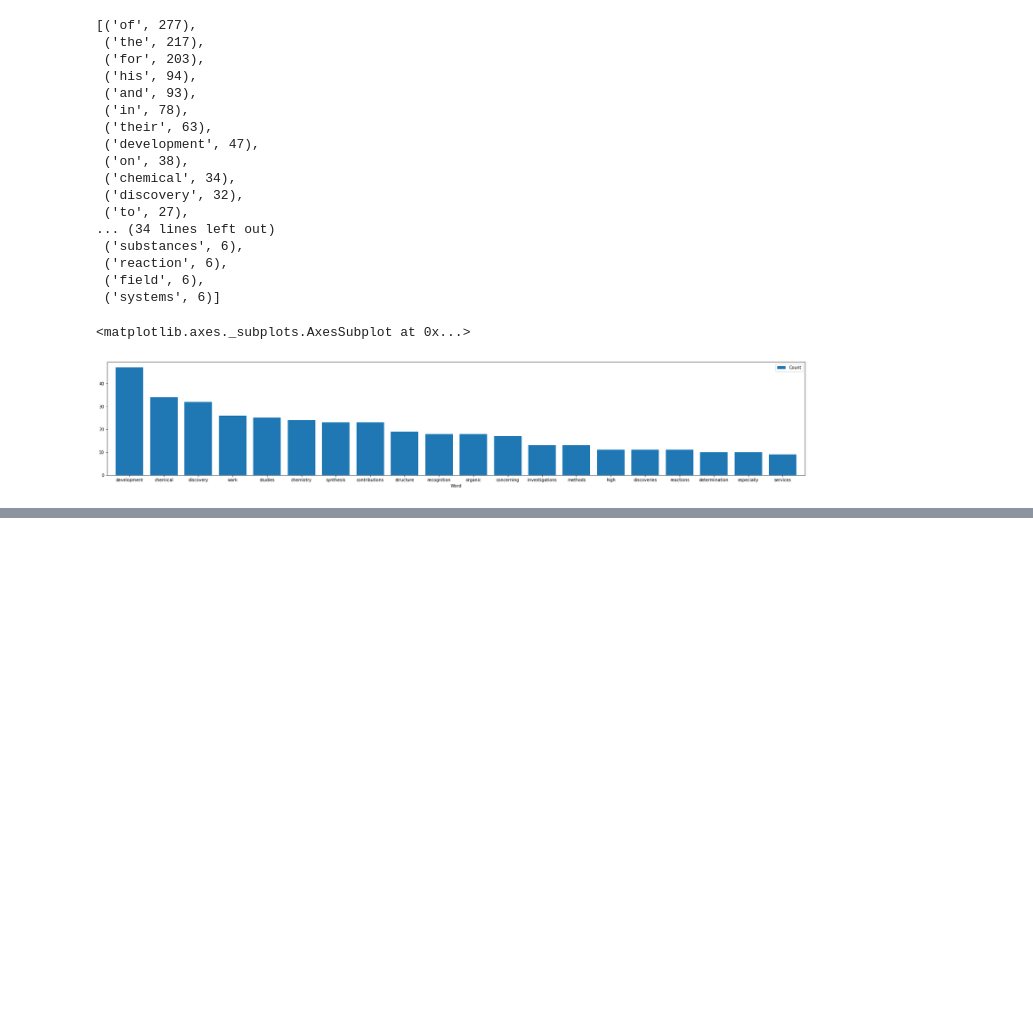
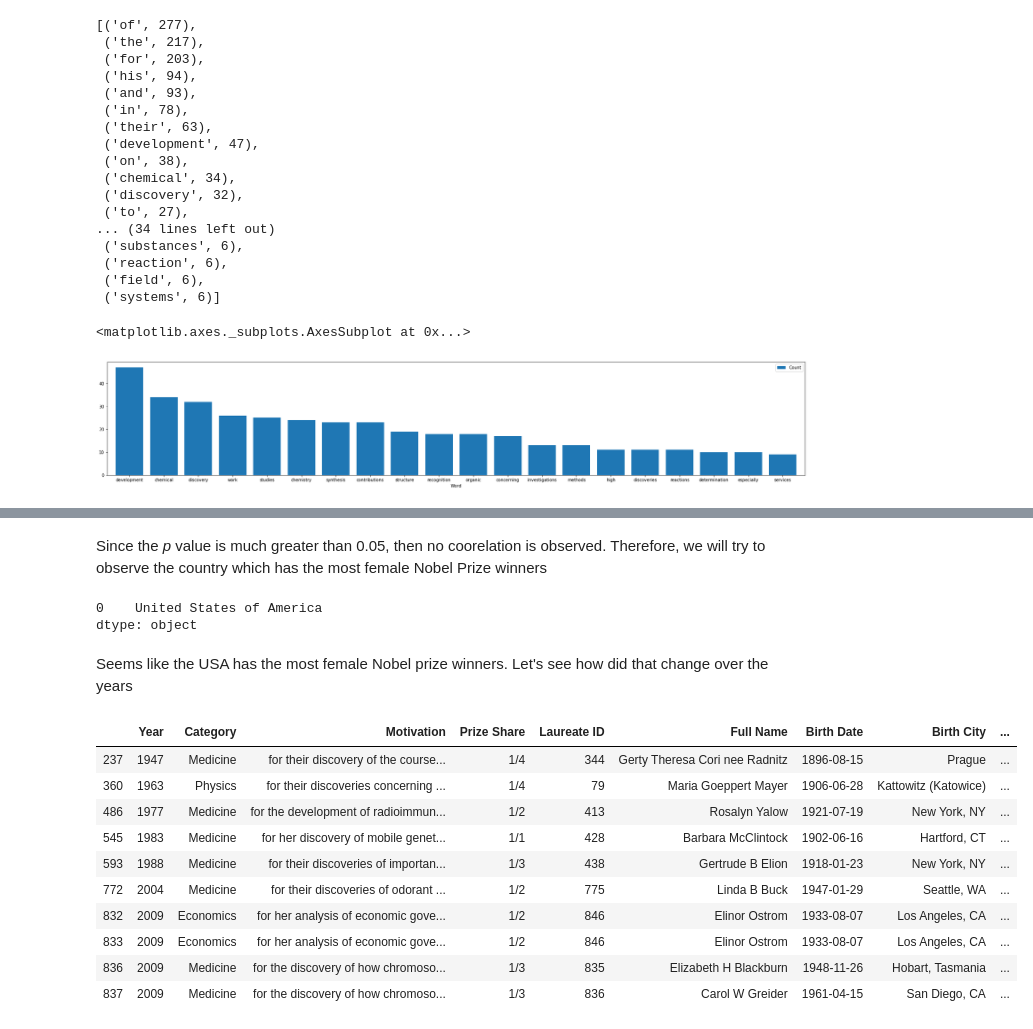
Before and after one commit to marwagaser/DataEngineering, a Jupyter notebook: Data Cleaning - Milestone 1.ipynb, the cells around one changed output, grey strips where cells are left out. Saved outputs shown, nothing was run; the diff lists cells and outputs as text; code cells hidden in the pictures; blank space fills up the shorter version.

Commit message:
added coorelation between females and countries

```diff
--- a/Data Cleaning - Milestone 1.ipynb
+++ b/Data Cleaning - Milestone 1.ipynb
@@ -868,0 +925,28 @@ rslt.plot.bar(rot=0, figsize=(30,5), width=0.8)
+# %% [markdown]
+Since the <i>p</i> value is much greater than 0.05, then no coorelation is observed. Therefore, we will try to observe the country which has the most female Nobel Prize winners
+# %%
+df_female_institutes = df [df["Sex"]=="Female"]
+# %%
+female_country = df_female_institutes["Organization Country"].mode()
+print(female_country)
+# %% [output]
+0    United States of America
+dtype: object
+# %% [markdown]
+Seems like the USA has the most female Nobel prize winners. Let's see how did that change over the years
+# %%
+df_female_institutes_USA = df_female_institutes[df_female_institutes["Organization Country"] == "United States of America"]
+# %%
+df_female_institutes_USA
+# %% [output]
+|  | Year | Category | Motivation | Prize Share | Laureate ID | Full Name | Birth Date | Birth City | ... |
+| 237 | 1947 | Medicine | for their discovery of the course... | 1/4 | 344 | Gerty Theresa Cori nee Radnitz | 1896-08-15 | Prague | ... |
+| 360 | 1963 | Physics | for their discoveries concerning ... | 1/4 | 79 | Maria Goeppert Mayer | 1906-06-28 | Kattowitz (Katowice) | ... |
+| 486 | 1977 | Medicine | for the development of radioimmun... | 1/2 | 413 | Rosalyn Yalow | 1921-07-19 | New York, NY | ... |
+| 545 | 1983 | Medicine | for her discovery of mobile genet... | 1/1 | 428 | Barbara McClintock | 1902-06-16 | Hartford, CT | ... |
+| 593 | 1988 | Medicine | for their discoveries of importan... | 1/3 | 438 | Gertrude B Elion | 1918-01-23 | New York, NY | ... |
+| 772 | 2004 | Medicine | for their discoveries of odorant ... | 1/2 | 775 | Linda B Buck | 1947-01-29 | Seattle, WA | ... |
+| 832 | 2009 | Economics | for her analysis of economic gove... | 1/2 | 846 | Elinor Ostrom | 1933-08-07 | Los Angeles, CA | ... |
+| 833 | 2009 | Economics | for her analysis of economic gove... | 1/2 | 846 | Elinor Ostrom | 1933-08-07 | Los Angeles, CA | ... |
+| 836 | 2009 | Medicine | for the discovery of how chromoso... | 1/3 | 835 | Elizabeth H Blackburn | 1948-11-26 | Hobart, Tasmania | ... |
+| 837 | 2009 | Medicine | for the discovery of how chromoso... | 1/3 | 836 | Carol W Greider | 1961-04-15 | San Diego, CA | ... |
```
Also changed, not shown: parts of 11 cells of this notebook.
